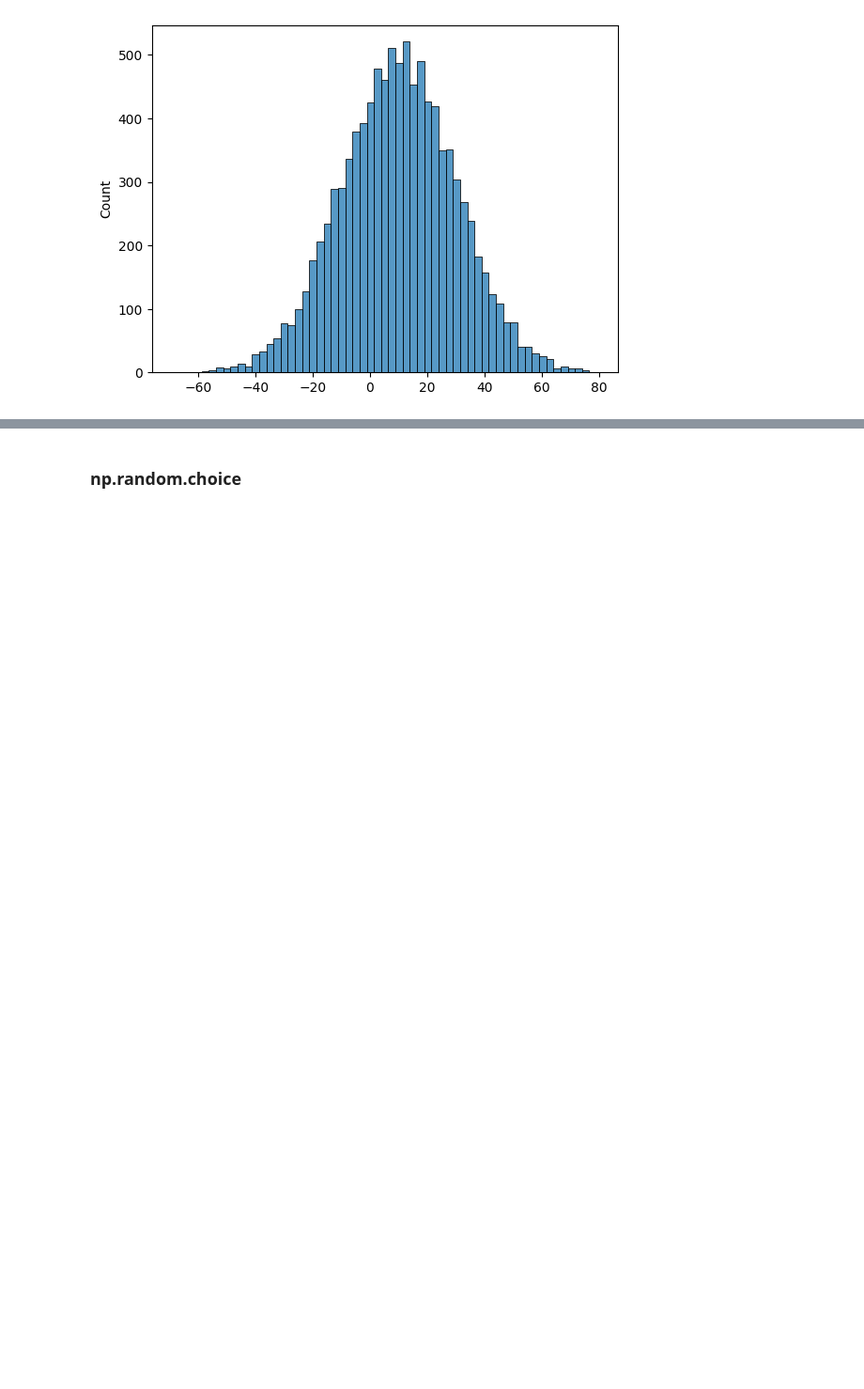
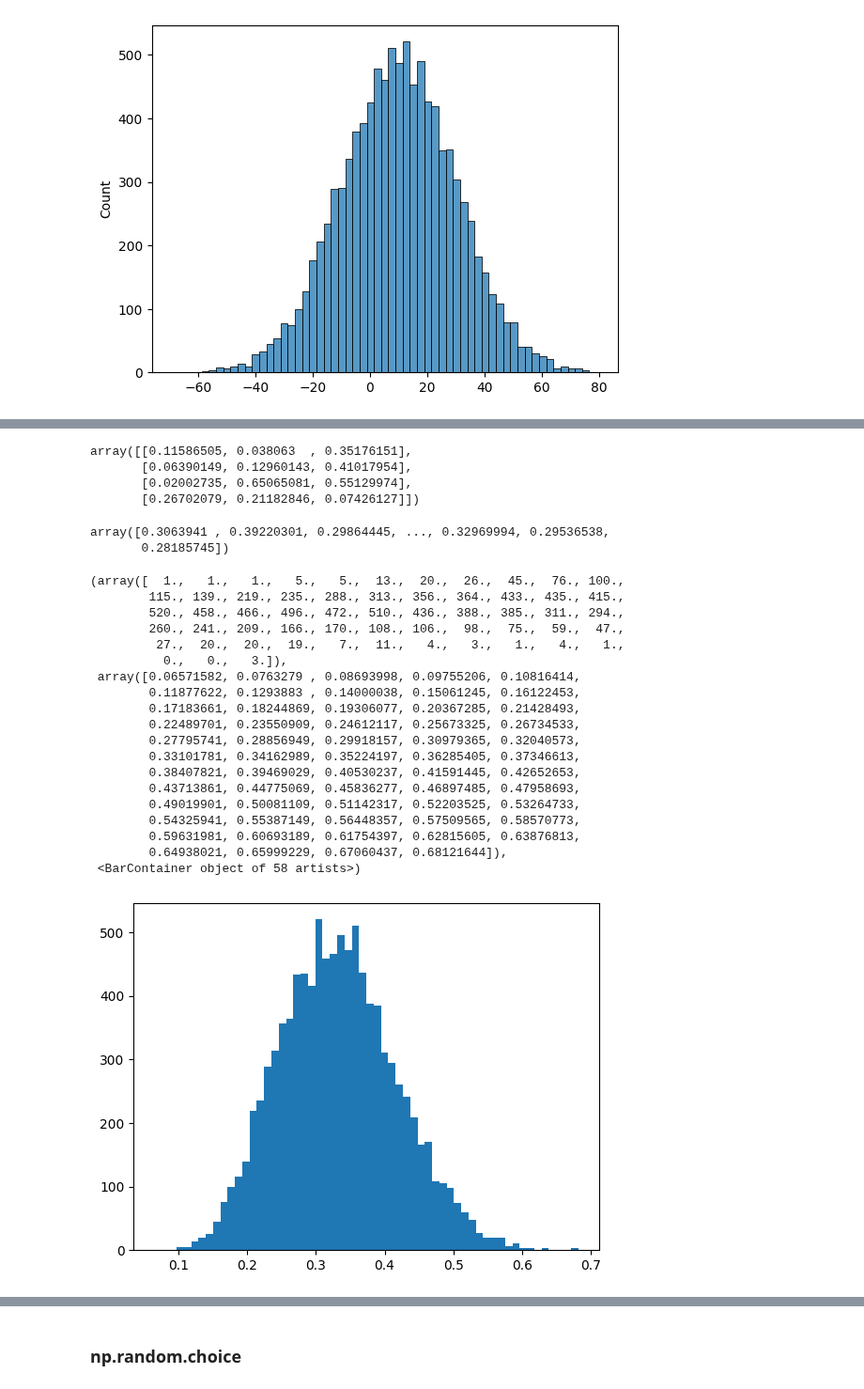
Before and after one commit to NagatoYuki0943/ML, a Jupyter notebook: code/numpy/02_gen_array_random.ipynb, the cells around one changed output, grey strips where cells are left out. Shown at 94% size. Cells and saved outputs as stored; diff of their text form; code cells hidden in the pictures; blank space fills up the shorter version.

```diff
--- a/code/numpy/02_gen_array_random.ipynb
+++ b/code/numpy/02_gen_array_random.ipynb
@@ -326,0 +332,36 @@ sns.histplot(x, bins="auto")
+# %%
+np.random.beta(a=2, b=5, size=(4, 3))
+# %% [output]
+array([[0.11586505, 0.038063  , 0.35176151],
+       [0.06390149, 0.12960143, 0.41017954],
+       [0.02002735, 0.65065081, 0.55129974],
+       [0.26702079, 0.21182846, 0.07426127]])
+# %%
+x = np.random.beta(a=10, b=20, size=10000)
+x
+# %% [output]
+array([0.3063941 , 0.39220301, 0.29864445, ..., 0.32969994, 0.29536538,
+       0.28185745])
+# %%
+plt.hist(x, bins="auto")
+# %% [output]
+(array([  1.,   1.,   1.,   5.,   5.,  13.,  20.,  26.,  45.,  76., 100.,
+        115., 139., 219., 235., 288., 313., 356., 364., 433., 435., 415.,
+        520., 458., 466., 496., 472., 510., 436., 388., 385., 311., 294.,
+        260., 241., 209., 166., 170., 108., 106.,  98.,  75.,  59.,  47.,
+         27.,  20.,  20.,  19.,   7.,  11.,   4.,   3.,   1.,   4.,   1.,
+          0.,   0.,   3.]),
+ array([0.06571582, 0.0763279 , 0.08693998, 0.09755206, 0.10816414,
+        0.11877622, 0.1293883 , 0.14000038, 0.15061245, 0.16122453,
+        0.17183661, 0.18244869, 0.19306077, 0.20367285, 0.21428493,
+        0.22489701, 0.23550909, 0.24612117, 0.25673325, 0.26734533,
+        0.27795741, 0.28856949, 0.29918157, 0.30979365, 0.32040573,
+        0.33101781, 0.34162989, 0.35224197, 0.36285405, 0.37346613,
+        0.38407821, 0.39469029, 0.40530237, 0.41591445, 0.42652653,
+        0.43713861, 0.44775069, 0.45836277, 0.46897485, 0.47958693,
+        0.49019901, 0.50081109, 0.51142317, 0.52203525, 0.53264733,
+        0.54325941, 0.55387149, 0.56448357, 0.57509565, 0.58570773,
+        0.59631981, 0.60693189, 0.61754397, 0.62815605, 0.63876813,
+        0.64938021, 0.65999229, 0.67060437, 0.68121644]),
+ <BarContainer object of 58 artists>)
+[figure, added]
```
Also changed, not shown: parts of 2 cells of this notebook.
